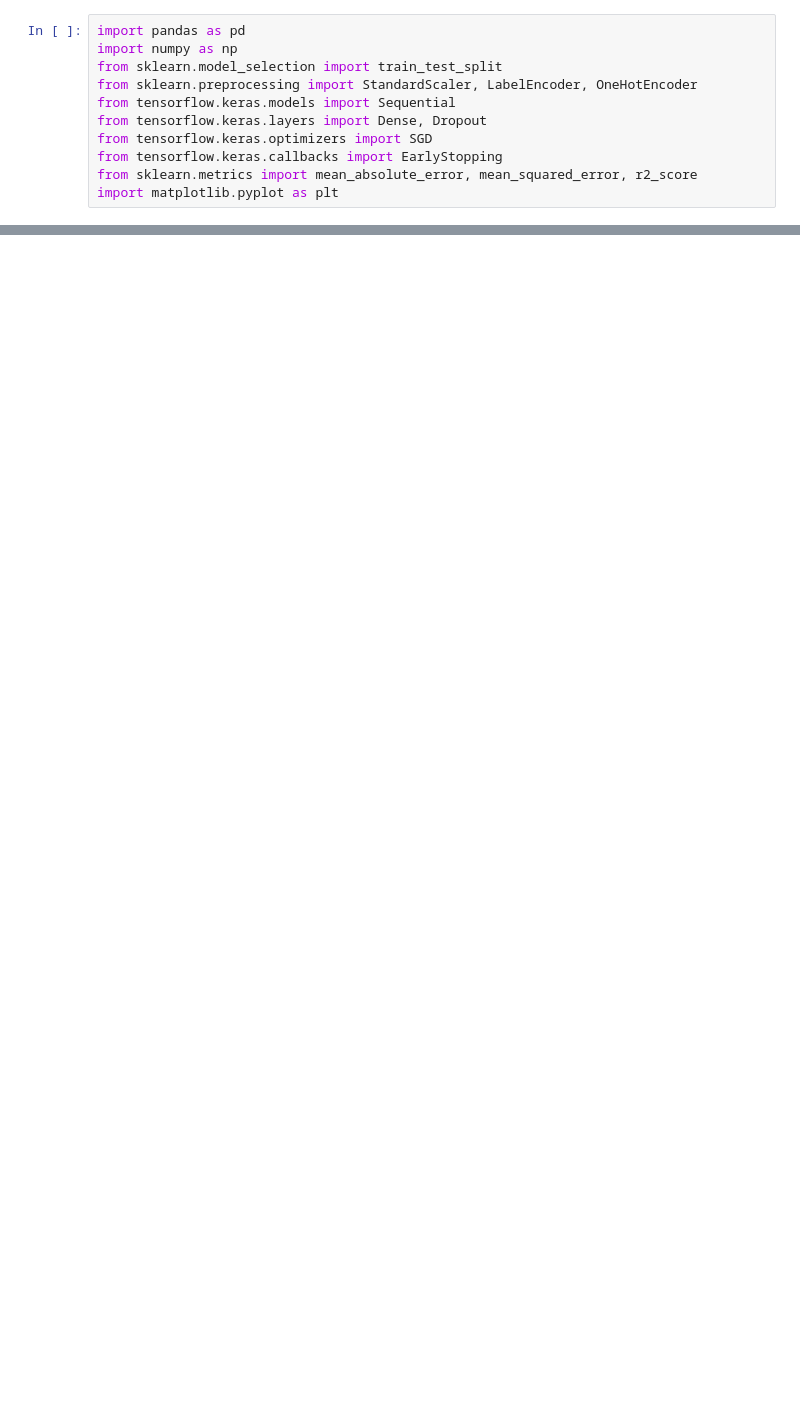
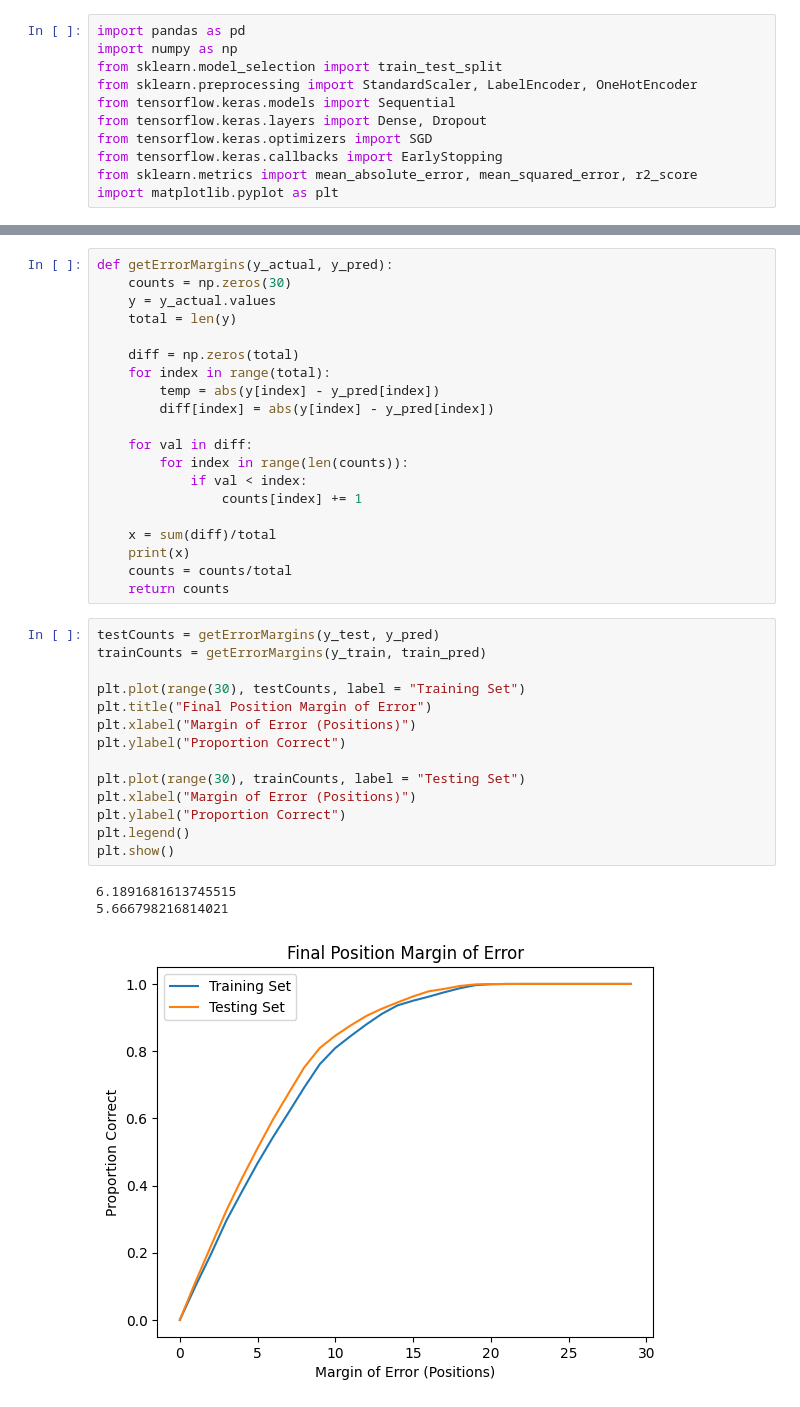
Before and after one commit to ML-Racer-Performance-Prediction/NASCAR, a Jupyter notebook: NASCAR-Prediction/ML_Project.ipynb, the cells around one changed output, grey strips where cells are left out. Cells and saved outputs as stored; diff of their text form; blank space fills up the shorter version.

```diff
--- a/NASCAR-Prediction/ML_Project.ipynb
+++ b/NASCAR-Prediction/ML_Project.ipynb
@@ -124,0 +127,38 @@ R-squared: 0.24697989041715473
+# %%
+def getErrorMargins(y_actual, y_pred):
+    counts = np.zeros(30)
+    y = y_actual.values
+    total = len(y)
+
+    diff = np.zeros(total)
+    for index in range(total):
+        temp = abs(y[index] - y_pred[index])
+        diff[index] = abs(y[index] - y_pred[index])
+
+    for val in diff:
+        for index in range(len(counts)):
+            if val < index:
+                counts[index] += 1
+
+    x = sum(diff)/total
+    print(x)
+    counts = counts/total
+    return counts
+# %%
+testCounts = getErrorMargins(y_test, y_pred)
+trainCounts = getErrorMargins(y_train, train_pred)
+
+plt.plot(range(30), testCounts, label = "Training Set")
+plt.title("Final Position Margin of Error")
+plt.xlabel("Margin of Error (Positions)")
+plt.ylabel("Proportion Correct")
+
+plt.plot(range(30), trainCounts, label = "Testing Set")
+plt.xlabel("Margin of Error (Positions)")
+plt.ylabel("Proportion Correct")
+plt.legend()
+plt.show()
+# %% [output]
+6.1891681613745515
+5.666798216814021
+[figure, added]
```
Also changed, not shown: parts of 1 cell of this notebook.
